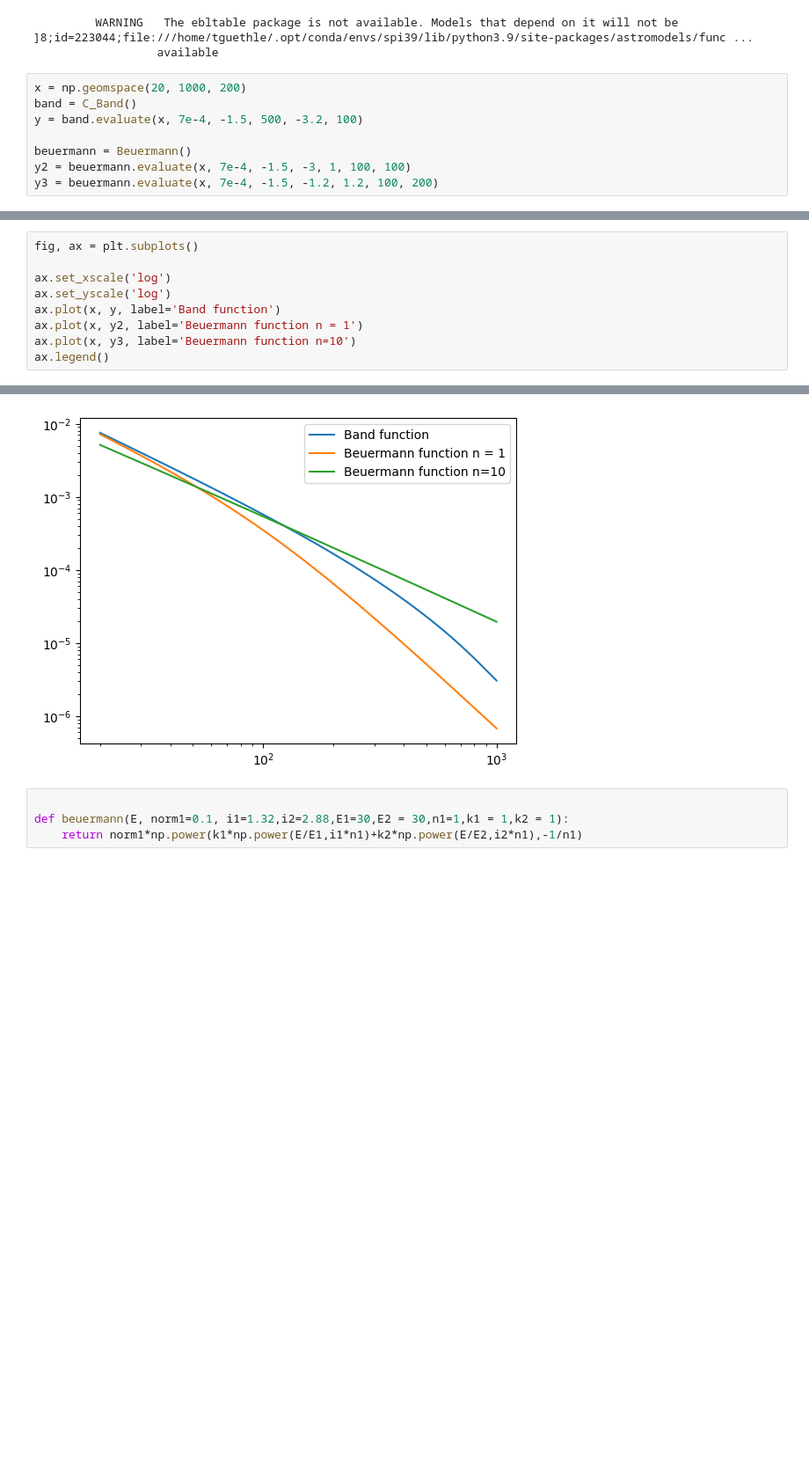
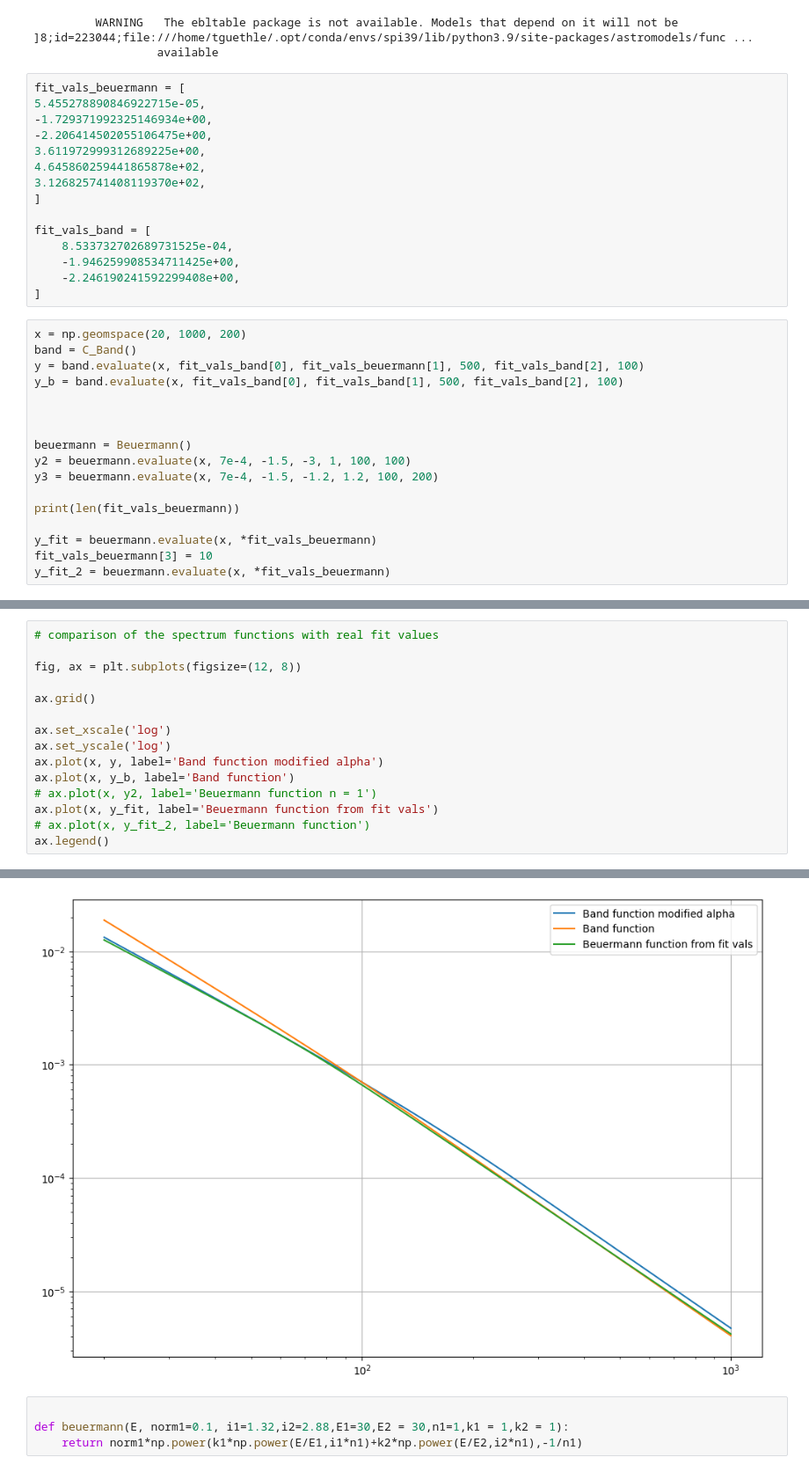
Before and after one commit to timmguthle/INTEGRAL-SPI, a Jupyter notebook: general/test_models.ipynb, the cells around one changed output, grey strips where cells are left out. Shown at 88% size. Saved outputs shown, nothing was run; the diff lists cells and outputs as text; blank space fills up the shorter version.

```diff
--- a/general/test_models.ipynb
+++ b/general/test_models.ipynb
@@ -12,14 +12,38 @@ import matplotlib.pyplot as plt
                   will not be available.
          WARNING   The ebltable package is not available. Models that depend on it will not be     ]8;id=223044;file:///home/tguethle/.opt/conda/envs/spi39/lib/python3.9/site-packages/astromodels/func ...
                   available
+# %%
+fit_vals_beuermann = [
+5.455278890846922715e-05,
+-1.729371992325146934e+00,
+-2.206414502055106475e+00,
+3.611972999312689225e+00,
+4.645860259441865878e+02,
+3.126825741408119370e+02,
+]
+
+fit_vals_band = [
+    8.533732702689731525e-04,
+    -1.946259908534711425e+00,
+    -2.246190241592299408e+00,
+]
 # %%
 x = np.geomspace(20, 1000, 200)
 band = C_Band()
-y = band.evaluate(x, 7e-4, -1.5, 500, -3.2, 100)
+y = band.evaluate(x, fit_vals_band[0], fit_vals_beuermann[1], 500, fit_vals_band[2], 100)
+y_b = band.evaluate(x, fit_vals_band[0], fit_vals_band[1], 500, fit_vals_band[2], 100)
+
+
 
 beuermann = Beuermann()
 y2 = beuermann.evaluate(x, 7e-4, -1.5, -3, 1, 100, 100)
 y3 = beuermann.evaluate(x, 7e-4, -1.5, -1.2, 1.2, 100, 200)
+
+print(len(fit_vals_beuermann))
+
+y_fit = beuermann.evaluate(x, *fit_vals_beuermann)
+fit_vals_beuermann[3] = 10
+y_fit_2 = beuermann.evaluate(x, *fit_vals_beuermann)
 # %% [output]
 0.0007 -1.5 -3 1 100 100
 0.0007 -1.5 -1.2 1.2 100 200
@@ -26,15 +53,21 @@ y3 = beuermann.evaluate(x, 7e-4, -1.5, -1.2, 1.2, 100, 200)
 # %%
-fig, ax = plt.subplots()
+# comparison of the spectrum functions with real fit values
+
+fig, ax = plt.subplots(figsize=(12, 8))
+
+ax.grid()
 
 ax.set_xscale('log')
 ax.set_yscale('log')
-ax.plot(x, y, label='Band function')
-ax.plot(x, y2, label='Beuermann function n = 1')
-ax.plot(x, y3, label='Beuermann function n=10')
+ax.plot(x, y, label='Band function modified alpha')
+ax.plot(x, y_b, label='Band function')
+# ax.plot(x, y2, label='Beuermann function n = 1')
+ax.plot(x, y_fit, label='Beuermann function from fit vals')
+# ax.plot(x, y_fit_2, label='Beuermann function')
 ax.legend()
 # %% [output]
 <matplotlib.legend.Legend at 0x...>
-[figure, old version]
+[figure, new version]
 # %%
 
 def beuermann(E, norm1=0.1, i1=1.32,i2=2.88,E1=30,E2 = 30,n1=1,k1 = 1,k2 = 1):
```
Also changed, not shown: parts of 1 cell of this notebook, 3 other files.
